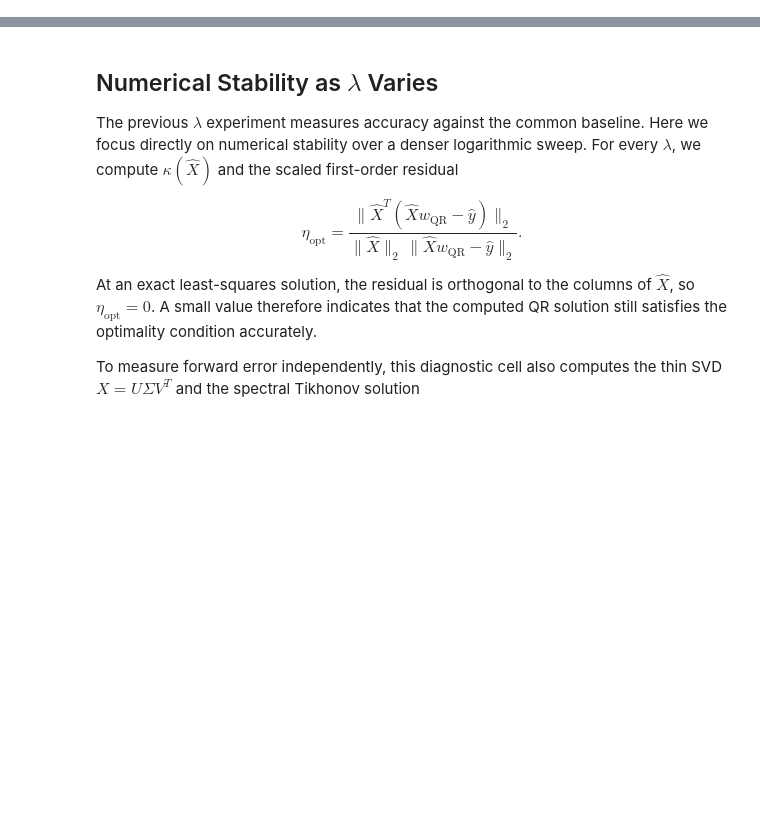
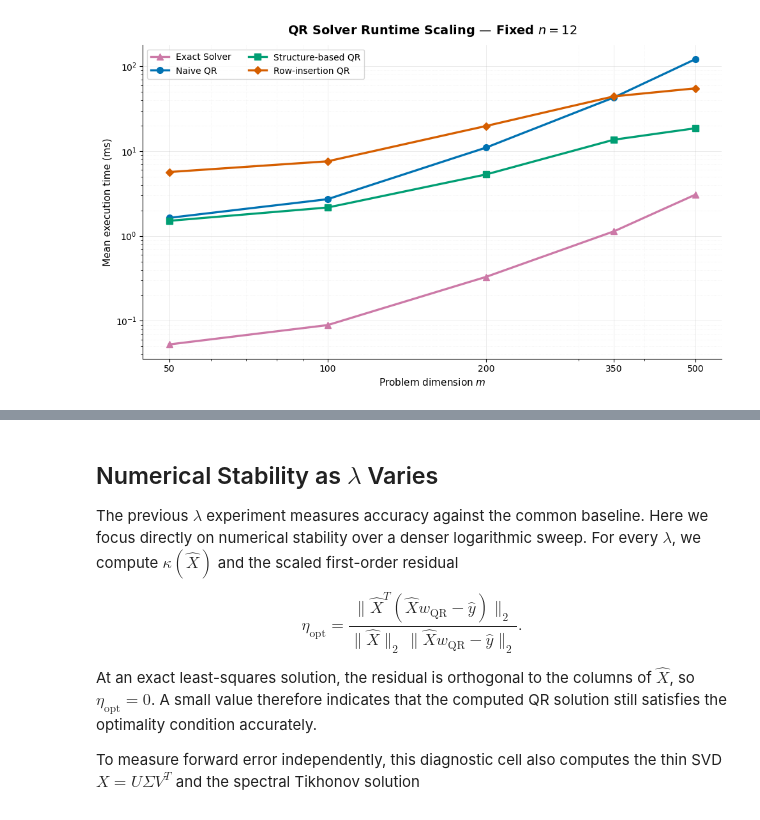
Before and after one commit to GianlucaPanzani/CM-Project-25-26, a Jupyter notebook: 03_qr_experiments.ipynb, the cells around one changed output, grey strips where cells are left out. Drawn from its saved outputs; the diff is of its cells as text; code cells hidden in the pictures; blank space fills up the shorter version.

```diff
--- a/03_qr_experiments.ipynb
+++ b/03_qr_experiments.ipynb
@@ -425,0 +44,8 @@ Results:
+# %%
+# Load the deterministic project instance.
+X, y, m, n = utils.load_ml_cup(Path('Dataset') / 'ML-CUP25-TR.csv', seed=42)
+lam = 0.5
+
+print(f'Dataset: X={X.shape}, y={y.shape}')
+print(f'Regularization: λ={lam}')
+print(f'Dense demonstration size: m={m}, n={n}')
@@ -425,0 +274,87 @@ Results:
+# %%
+# Convert times from seconds to milliseconds
+m_values = np.asarray(m_scaling_sizes, dtype=float)
+exact_times_ms = 1e3 * np.asarray(mean_exact_times)
+naive_times_ms = 1e3 * np.asarray(mean_naive_times)
+struct_times_ms = 1e3 * np.asarray(mean_struct_times)
+row_times_ms = 1e3 * np.asarray(mean_row_times)
+
+# Reference slopes, anchored to the final corresponding measurement
+cubic_guide_ms = (naive_times_ms[-1] * (m_values / m_values[-1]) ** 3)
+quadratic_guide_ms = (struct_times_ms[-1] * (m_values / m_values[-1]) ** 2)
+
+fig, ax = plt.subplots(figsize=(10, 6))
+
+# Measured execution times
+ax.plot(
+    m_values,
+    exact_times_ms,
+    marker="^",
+    markersize=7,
+    linewidth=2.4,
+    color="#CC79A7",
+    label="Exact Solver"
+)
+ax.plot(
+    m_values,
+    naive_times_ms,
+    marker="o",
+    markersize=7,
+    linewidth=2.4,
+    color="#0072B2",
+    label="Naive QR",
+)
+ax.plot(
+    m_values,
+    struct_times_ms,
+    marker="s",
+    markersize=7,
+    linewidth=2.4,
+    color="#009E73",
+    label="Structure-based QR",
+)
+ax.plot(
+    m_values,
+    row_times_ms,
+    marker="D",
+    markersize=6,
+    linewidth=2.4,
+    color="#D55E00",
+    label="Row-insertion QR",
+)
+
+# Logarithmic scales
+ax.set_xscale("log")
+ax.set_yscale("log")
+
+# Display all sampled values on the x-axis
+ax.set_xticks(m_values)
+ax.set_xticklabels([str(int(m_size)) for m_size in m_values])
+ax.set_xlabel("Problem dimension $m$", fontsize=11)
+ax.set_ylabel("Mean execution time (ms)", fontsize=11)
+ax.set_title(f"QR Solver Runtime Scaling — Fixed $n={X.shape[1]}$", fontsize=14, fontweight="semibold", pad=12)
+
+# Improve readability
+ax.grid(
+    True,
+    which="major",
+    linestyle="-",
+    linewidth=0.7,
+    alpha=0.25,
+)
+ax.grid(
+    True,
+    which="minor",
+    linestyle=":",
+    linewidth=0.6,
+    alpha=0.18,
+)
+
+ax.spines["top"].set_visible(False)
+ax.spines["right"].set_visible(False)
+
+ax.legend(frameon=True, fontsize=10, ncol=2, loc="best")
+fig.tight_layout()
+plt.show()
+# %% [output]
+[figure, added]
```
Also changed, not shown: parts of 45 cells of this notebook.
